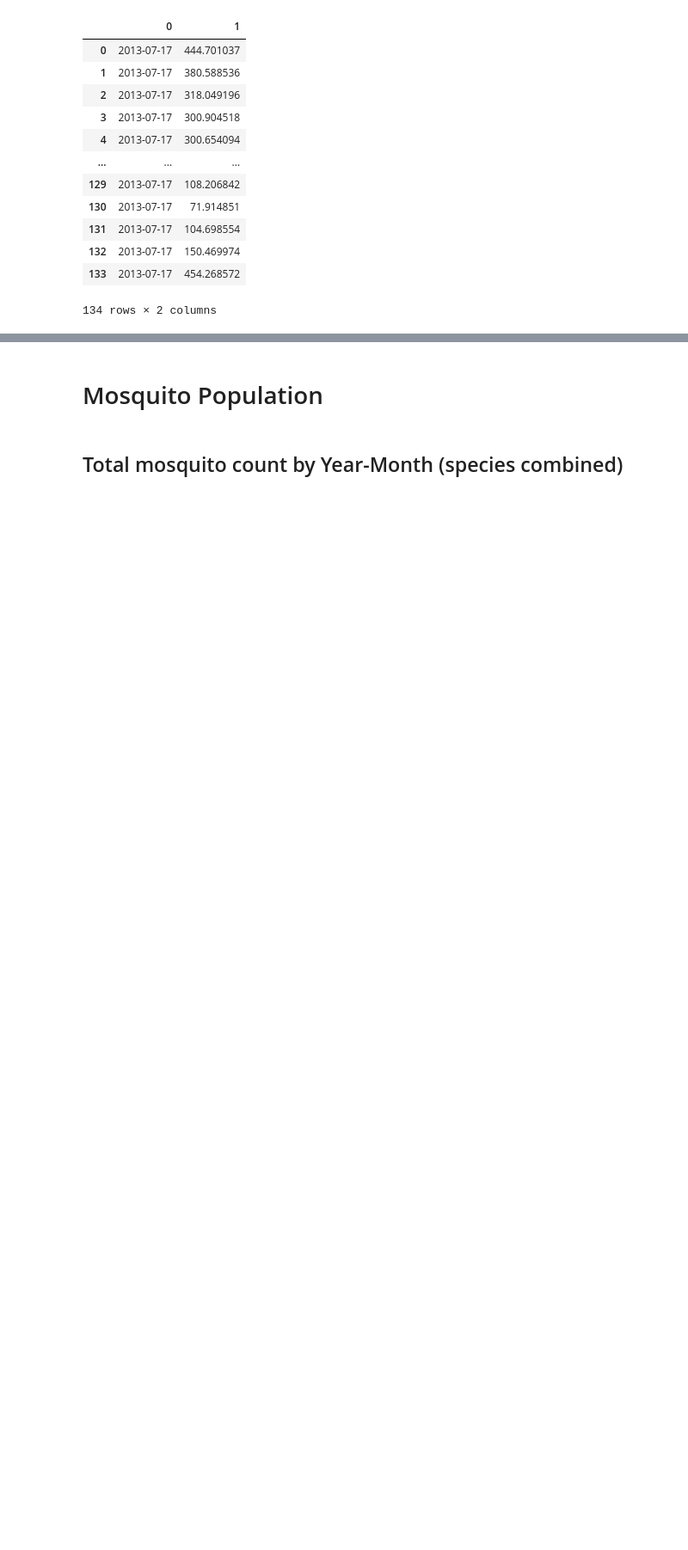
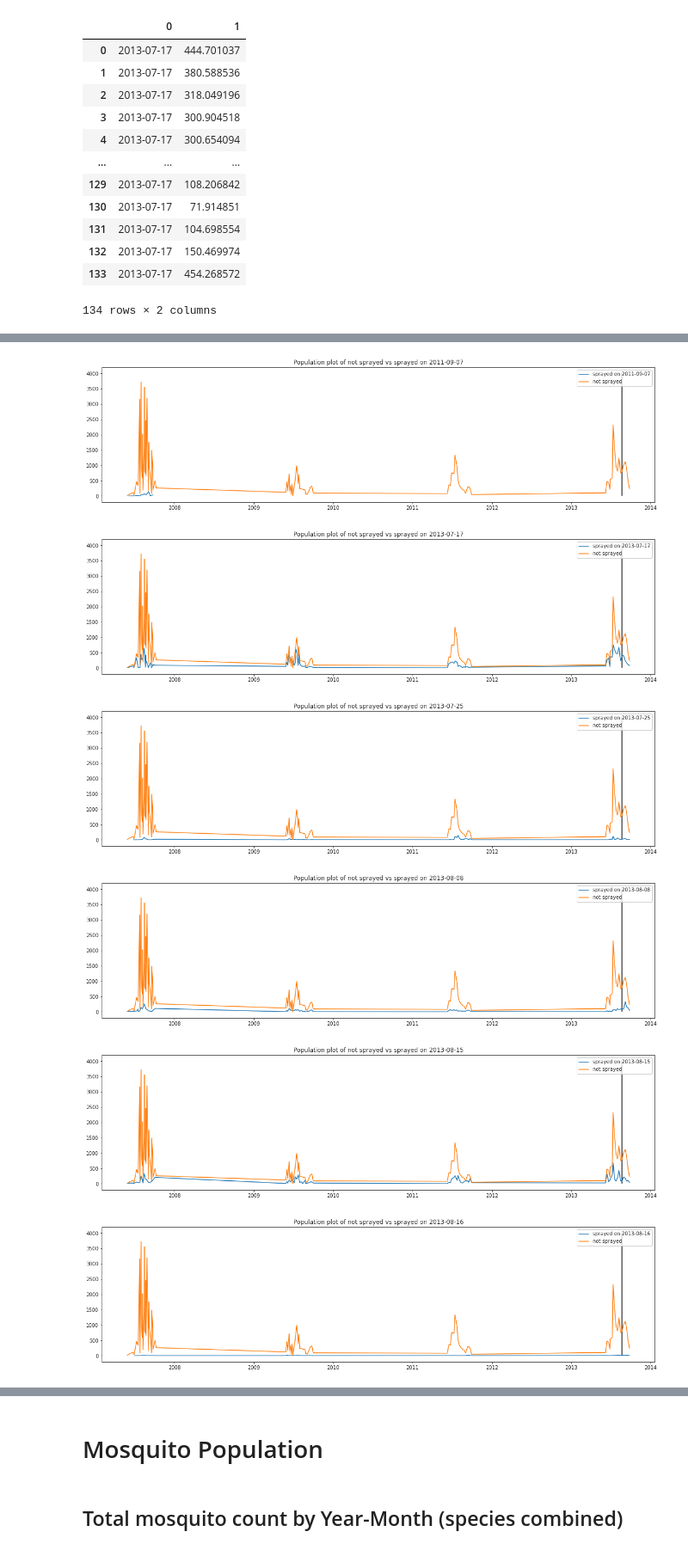
Before and after one commit to henrioei/Binary-Classification-on-West-Nile-Virus, a Jupyter notebook: 1_eda.ipynb, the cells around one changed output, grey strips where cells are left out. Shown at 86% size. Cells and saved outputs as stored; diff of their text form; code cells hidden in the pictures; blank space fills up the shorter version.

```diff
--- a/1_eda.ipynb
+++ b/1_eda.ipynb
@@ -688,0 +696,27 @@ pd.DataFrame([spray_dates,dist]).T
+# %%
+# preparing dates for analysis
+df_compare.date_spray = df_compare.date_spray.dt.date
+spray_dates = list(df_compare.date_spray.unique())
+spray_dates.sort()
+
+# create a baseline of comparison sprayed or non sprayed locations
+for dt_spry in spray_dates:
+  plt.figure(figsize=(20,5))
+
+  # plot sprayed traps only with spray on a specific date
+  ys_spray = df_compare[df_compare['date_spray']==dt_spry].groupby('Date').NumMosquitos.sum()
+  plt.plot(ys_spray,label=f'sprayed on {dt_spry}')
+  # plot all not sprayed traps
+  no_spray = df_compare[df_compare.sprayed==0].groupby('Date').NumMosquitos.sum()
+  plt.plot(no_spray,label='not sprayed')
+
+  plt.legend()
+  plt.vlines(list(df_compare.date_spray.unique())[0],0,4000)
+  plt.title(f'Population plot of not sprayed vs sprayed on {dt_spry}');
+# %% [output]
+[figure, added]
+[figure, added]
+[figure, added]
+[figure, added]
+[figure, added]
+[figure, added]
```
Also changed, not shown: parts of 11 cells of this notebook, 1 other file.
